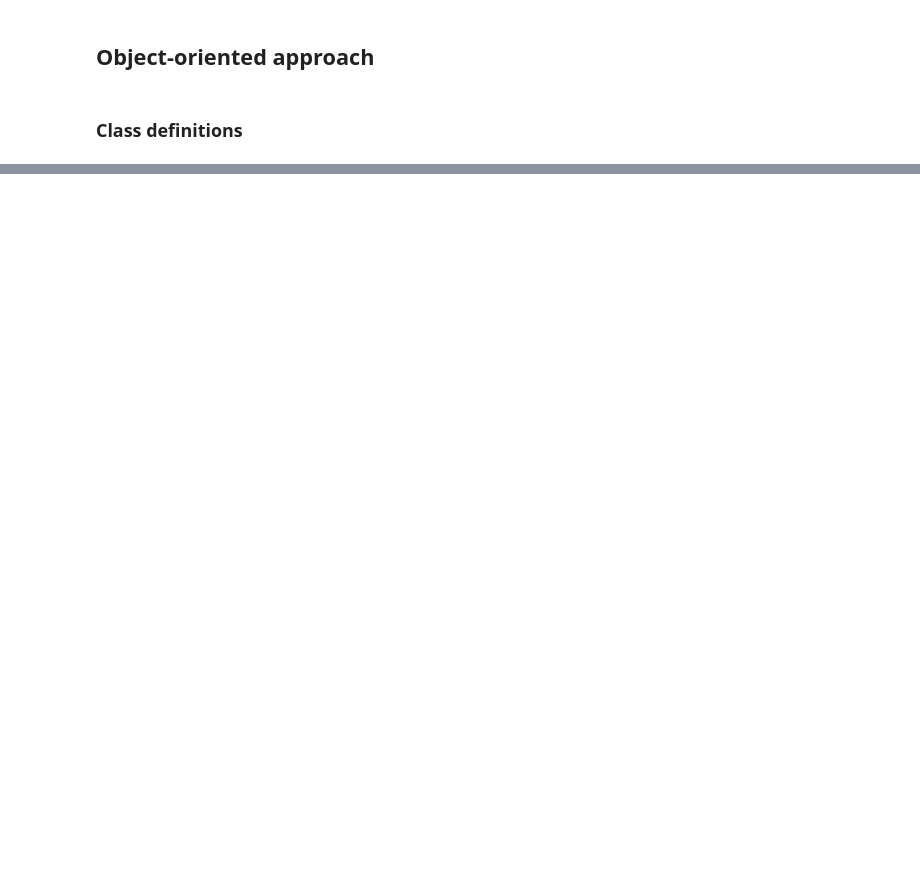
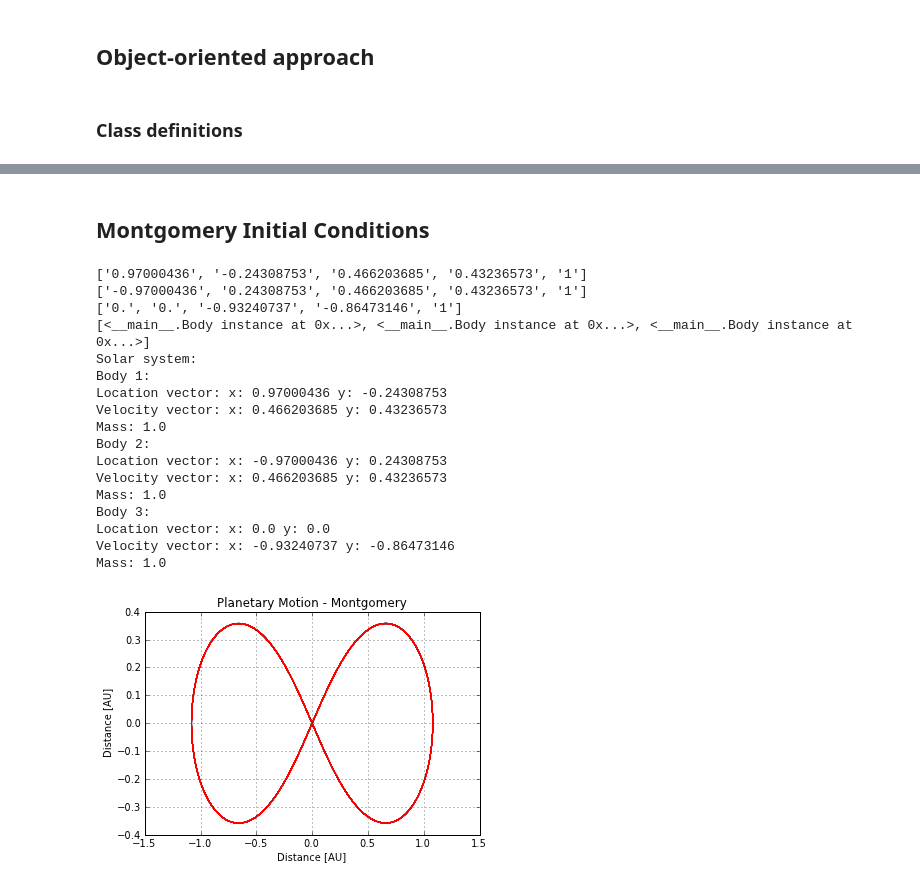
Before and after one commit to johnymontana/CSCI_577, a Jupyter notebook: Object_Oriented_nBody.ipynb, the cells around one changed output, grey strips where cells are left out. Cells and saved outputs as stored; diff of their text form; code cells hidden in the pictures; blank space fills up the shorter version.

```diff
--- a/Object_Oriented_nBody.ipynb
+++ b/Object_Oriented_nBody.ipynb
@@ -284,0 +232,34 @@ print y[:,9]
+# %% [markdown]
+## Montgomery Initial Conditions
+# %%
+world = BigBang("montgomery.dat")
+print world.solar_system
+f = Force(world.solar_system)
+time = linspace(0.0, 100, 2000)
+y=odeint(f, f.system.get_state(), time)
+plot(y[:,0], y[:,1])
+plot(y[:,4], y[:,5])
+plot(y[:,8], y[:,9])
+xlabel('Distance [AU]')
+ylabel('Distance [AU]')
+title('Planetary Motion - Montgomery')
+grid()
+# %% [output]
+['0.97000436', '-0.24308753', '0.466203685', '0.43236573', '1']
+['-0.97000436', '0.24308753', '0.466203685', '0.43236573', '1']
+['0.', '0.', '-0.93240737', '-0.86473146', '1']
+[<__main__.Body instance at 0x...>, <__main__.Body instance at 0x...>, <__main__.Body instance at 0x...>]
+Solar system:
+Body 1:
+Location vector: x: 0.97000436 y: -0.24308753
+Velocity vector: x: 0.466203685 y: 0.43236573
+Mass: 1.0
+Body 2:
+Location vector: x: -0.97000436 y: 0.24308753
+Velocity vector: x: 0.466203685 y: 0.43236573
+Mass: 1.0
+Body 3:
+Location vector: x: 0.0 y: 0.0
+Velocity vector: x: -0.93240737 y: -0.86473146
+Mass: 1.0
+[figure, added]
```
Also changed, not shown: parts of 17 cells of this notebook, 1 other file.
